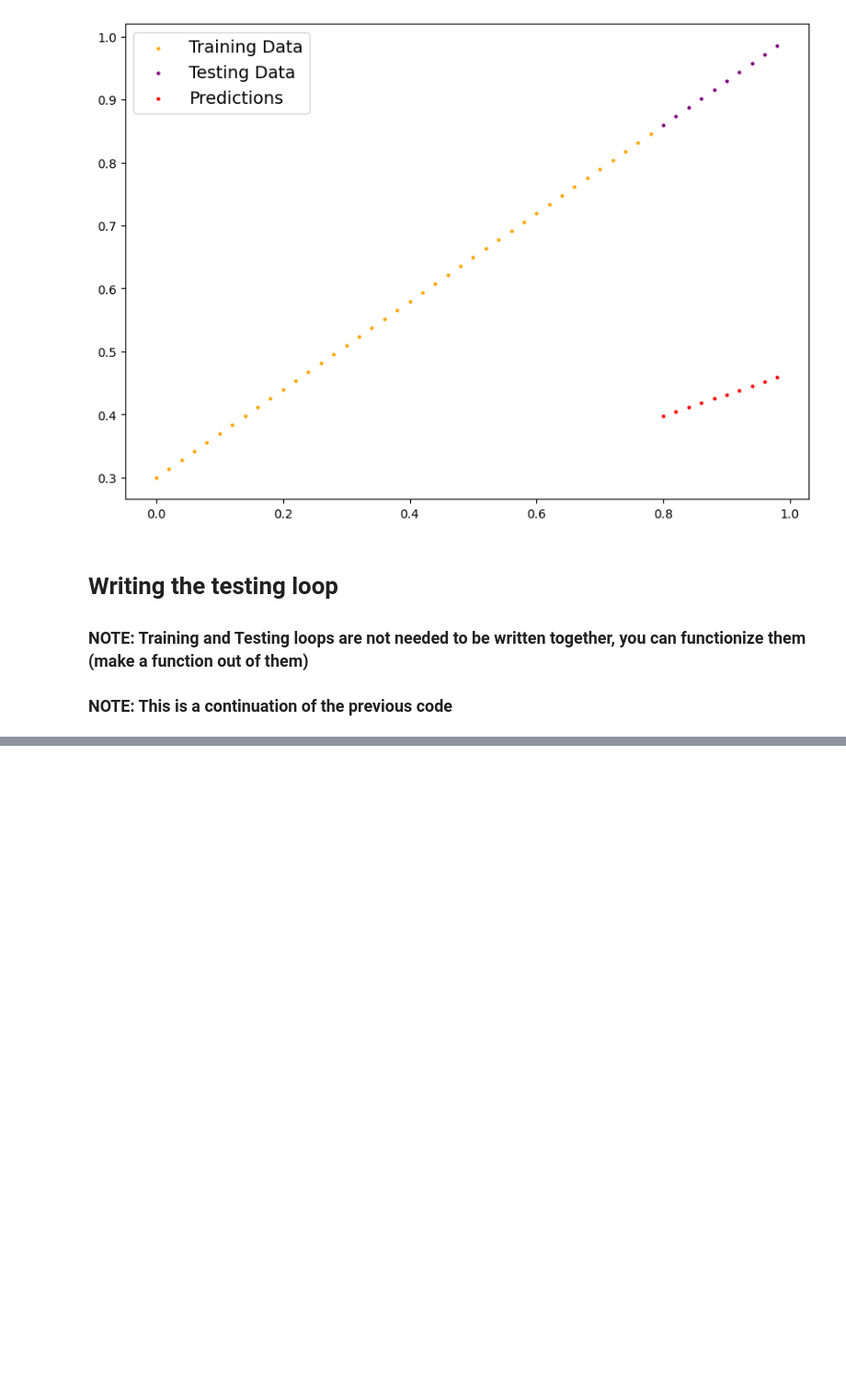
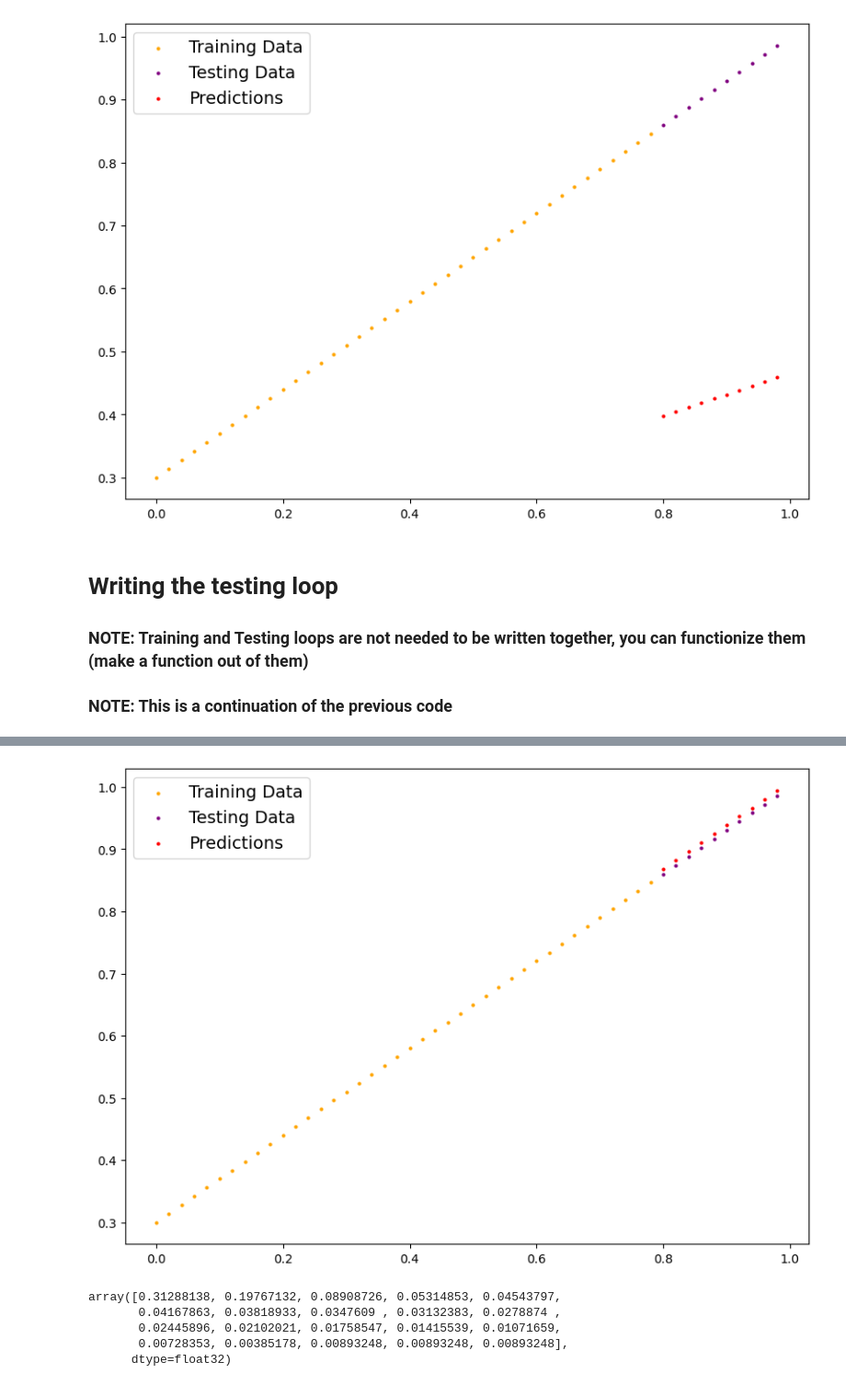
Before and after one commit to sasukev09/PyTorchTraining, a Jupyter notebook: dataser_LinearRegresion.ipynb, the cells around one changed output, grey strips where cells are left out. Shown at 92% size. Cells and saved outputs as stored; diff of their text form; code cells hidden in the pictures; blank space fills up the shorter version.

Commit message:
aug 23 song about pytorch, training & testing loops done, tracking values (epochs, test loss values and train loss values) along with the plotting of the loss curves

```diff
--- a/dataser_LinearRegresion.ipynb
+++ b/dataser_LinearRegresion.ipynb
@@ -404,7 +406,12 @@ plot_predictions(predictions=y_preds_new)
 torch.manual_seed(42)
 
 # an EPOCH is a complete pass of training data through an algorithm
-epochs = 100
+epochs = 200
+
+#------TRACKING DIFFERENT VALUES
+count_epoch = []
+values_loss = []
+values_test_loss = []
 
 #-------TRAINING
 
@@ -419,7 +426,7 @@ for epoch in range(epochs):
 # Step 2: Loss calculation
   loss_calc = fn_loss(y_pred, y_train) # input first, target second
   # we calculate differences between training and ideal predictions
-  print(f"Loss: {loss_calc}")
+  #print(f"Loss: {loss_calc}")
 # Step 3: Optimizer zero grad
   fn_optim.zero_grad() #the optimizer changes will accumulate by default, through the loop
   # this is why we zero grad
@@ -446,9 +453,15 @@ for epoch in range(epochs):
 
     # PRINT OUT WHATS HAPPENING every 10 epochs
   if epoch % 10 == 0:
-   print(f"Epoch: {epoch} | Loss: {loss_calc}) | Test loss:{test_loss}")
+    #appending values every epoch for traking values
+    count_epoch.append(epoch)
+    values_loss.append(loss_calc)
+    values_test_loss.append(test_loss)
+
+    #print
+    print(f"Epoch: {epoch} | Loss: {loss_calc}) | Test loss:{test_loss}")
 # PRINT OUT WHATS HAAAPPENING with w&b
-   print(first_model.state_dict())
+    print(first_model.state_dict())
 
 #compare to original w&b vals (this isnt the case in a real problem)
 weight, bias
@@ -481,0 +499,4 @@ Loss: 0.02479521557688713
+# %%
+# doing predictions and comparing the predictions to the actual values
+with torch.inference_mode():
+  y_preds_new = first_model(X_test)
@@ -481,0 +507,22 @@ Loss: 0.02479521557688713
+# %%
+plot_predictions(predictions=y_preds_new)
+# %% [output]
+[figure, added]
+# %%
+import numpy as np
+
+'''
+RuntimeError: Can't call numpy() on Tensor that requires grad. Use tensor.detach().numpy() instead.
+'''
+
+# our loss values are still on pytorch, and they cant be because
+# matplot works with numpy, so we convert to numpy
+# as seen in pytorch fundamentals
+
+torch.tensor(values_loss).numpy()
+# %% [output]
+array([0.31288138, 0.19767132, 0.08908726, 0.05314853, 0.04543797,
+       0.04167863, 0.03818933, 0.0347609 , 0.03132383, 0.0278874 ,
+       0.02445896, 0.02102021, 0.01758547, 0.01415539, 0.01071659,
+       0.00728353, 0.00385178, 0.00893248, 0.00893248, 0.00893248],
+      dtype=float32)
```
Also changed, not shown: parts of 5 cells of this notebook.
